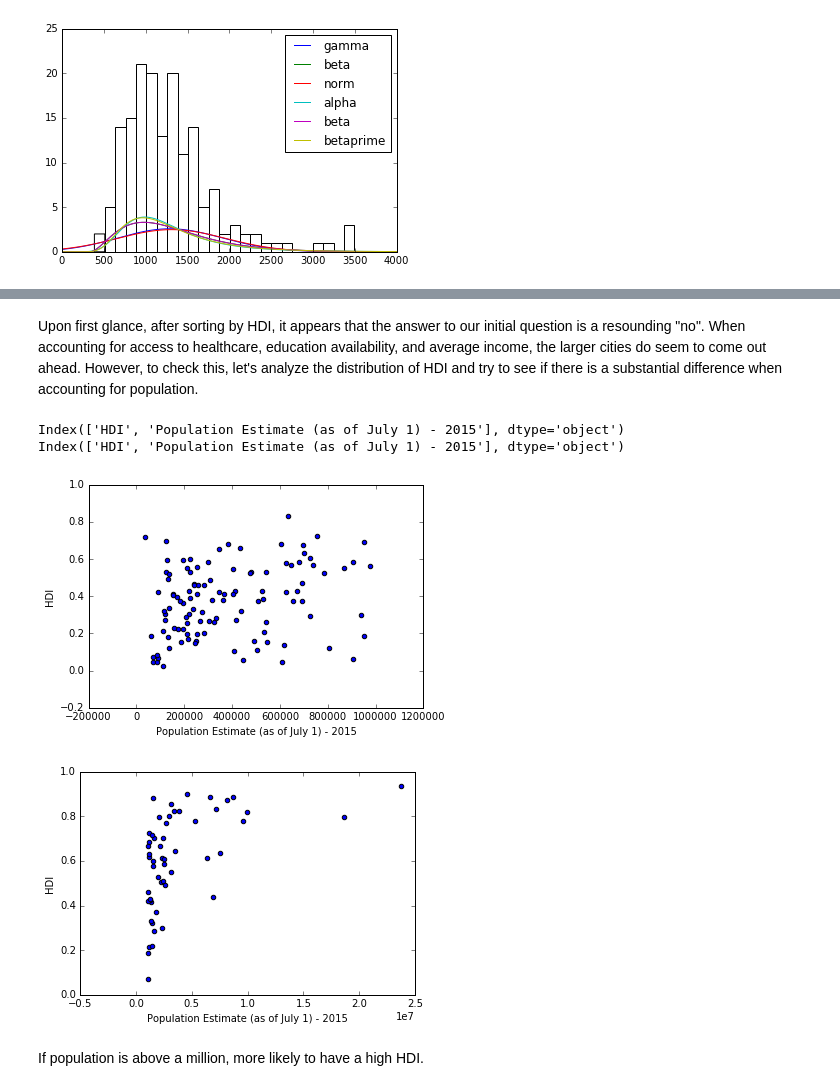
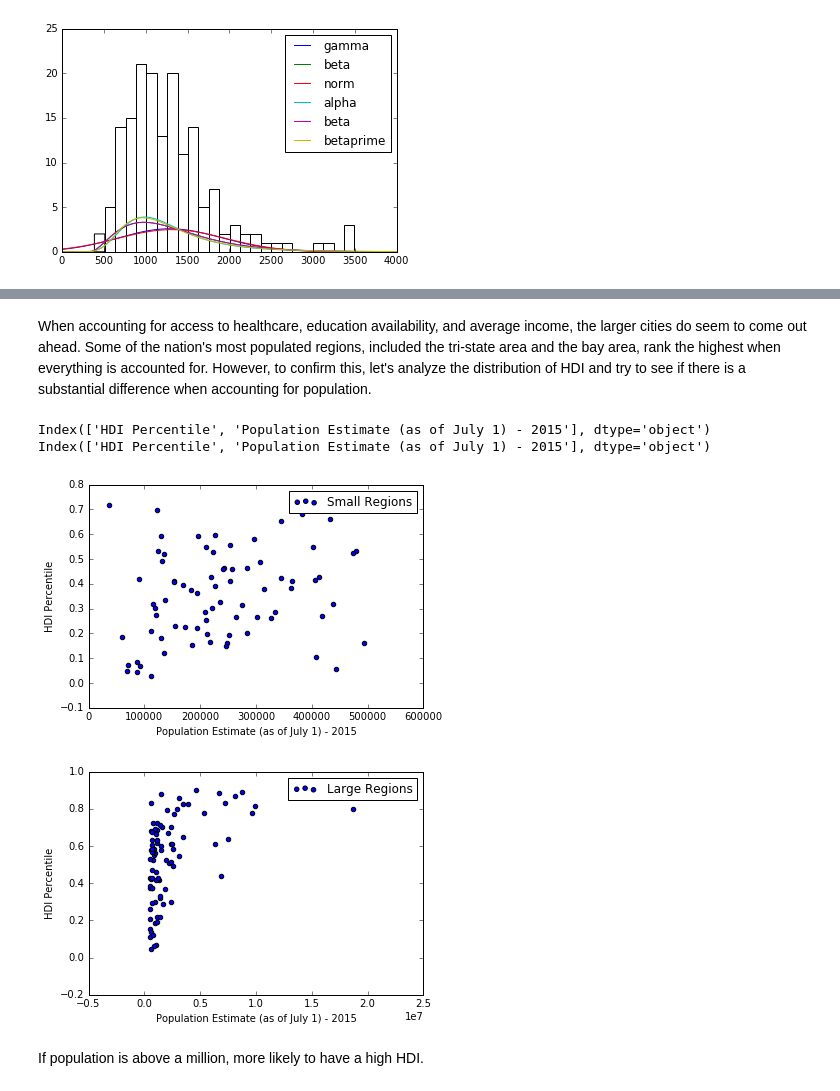
Before and after one commit to jacobjzhang/applied-stats-midterm, a Jupyter notebook: midterm-project.ipynb, the cells around one changed output, grey strips where cells are left out. Drawn from its saved outputs; the diff is of its cells as text; code cells hidden in the pictures.

```diff
--- a/midterm-project.ipynb
+++ b/midterm-project.ipynb
@@ -8,0 +11,6 @@ The first step is to wrangle our data so that we are able to properly utilize th
+# %%
+populations = pandas.read_csv('datasets/population_values.csv', sep=',', index_col=False, encoding='latin-1', skiprows=1, skipfooter=4, engine='python')
+print(populations.columns)
+pop_index = populations.set_index('Geographic region', drop=False)
+latest_pop = pop_index[pop_index['Geographic region'] != 'United States']['Population Estimate (as of July 1) - 2015']
+print(latest_pop.plot(kind='hist', bins=50, normed=False))
@@ -220,11 +190,10 @@ We can now incorporate the number of healthcare institutions. It would be intere
 health_est = pandas.read_csv('datasets/health_est_values.csv', sep=',', encoding='latin-1', skiprows=1)
 health_est = health_est.set_index('Geographic area name', drop=False)
 health_est_all = health_est[health_est['Meaning of Type of operation or tax status code'] == 'All establishments']
-flattened_all_health_est = health_est_all.groupby('Geographic area name').sum().sort('Number of establishments', ascending=False)
-flattened_all_edu_est = all_edu_est.groupby('Geographic area name').sum().sort('Number of establishments', ascending=False)
+flattened_all_health_est = health_est_all.groupby('Geographic area name').sum().sort_values(by='Number of establishments', ascending=False)
+flattened_all_edu_est = all_edu_est.groupby('Geographic area name').sum().sort_values(by='Number of establishments', ascending=False)
 health_edu_est = pandas.concat([flattened_all_health_est['Number of establishments'], flattened_all_edu_est['Number of establishments']], axis=1)
 health_edu_est.columns = ['Health Establishments', 'Educational Establishments']
 
-print(health_edu_est)
 print(health_edu_est.corr())
 # %% [output]
@@ -412,12 +321,7 @@ full_table['Residents Per Health Percentile'] = 1 - stats.rankdata(full_table['R
 full_table['Payroll Percentile'] = (stats.rankdata(full_table['Payroll Per Employee'], "average")/len(full_table['Payroll Per Employee']))
 # need composite static/metric to integrate all 3
 res = full_table['Residents Per Edu Percentile'] * full_table['Residents Per Health Percentile'] * full_table['Payroll Percentile']
-full_table['HDI'] = res**(1. / 3.)
-
-clean_full_table = full_table[['Residents Per Edu Percentile', 'Residents Per Health Percentile', 'Payroll Percentile', 'HDI']]
-
-clean_full_table.sort('HDI')
-
-# payroll percentile (1 minus)
-# equal weighing
+full_table['HDI Percentile'] = res**(1. / 3.)
+clean_full_table = full_table[['Residents Per Edu Percentile', 'Residents Per Health Percentile', 'Payroll Percentile', 'HDI Percentile']]
+clean_full_table.sort('HDI Percentile')
 # %% [output]
@@ -441,33 +345,23 @@ clean_full_table.sort('HDI')
 | New York-Newark, NY-NJ-CT-PA CSA | 0.963855 | 0.855422 | 0.993976 | 0.935814 |
 166 rows × 4 columns
 # %% [markdown]
-Upon first glance, after sorting by HDI, it appears that the answer to our initial question is a resounding "no". When accounting for access to healthcare, education availability, and average income, the larger cities do seem to come out ahead. However, to check this, let's analyze the distribution of HDI and try to see if there is a substantial difference when accounting for population.
+When accounting for access to healthcare, education availability, and average income, the larger cities do seem to come out ahead. Some of the nation's most populated regions, included the tri-state area and the bay area, rank the highest when everything is accounted for. However, to confirm this, let's analyze the distribution of HDI and try to see if there is a substantial difference when accounting for population.
 # %%
-HDIpct = clean_full_table['HDI']
+HDIpct = clean_full_table['HDI Percentile']
 hdi_pop = pandas.concat([HDIpct, latest_pop], axis=1)
 
-hp_small_cities = hdi_pop[hdi_pop['Population Estimate (as of July 1) - 2015'] < 1000000]
-hp_large_cities = hdi_pop[hdi_pop['Population Estimate (as of July 1) - 2015'] > 1000000]
+hp_small_regions = hdi_pop[hdi_pop['Population Estimate (as of July 1) - 2015'] < 500000]
+hp_large_regions = hdi_pop[hdi_pop['Population Estimate (as of July 1) - 2015'] > 500000]
 
-small_plot = hp_small_cities.plot(kind='scatter', y='HDI', x='Population Estimate (as of July 1) - 2015')
-large_plot = hp_large_cities.plot(kind='scatter', y='HDI', x='Population Estimate (as of July 1) - 2015')
-
-# ser1 = hp_large_cities['HDI']
-# cum_dist = numpy.linspace(0.,1., len(ser1))
-# ser_cdf = pandas.Series(cum_dist, index=ser1)
-# lc_plot = ser_cdf.plot(drawstyle='line')
-
-# ser2 = hp_small_cities['HDI']
-# cum_dist = numpy.linspace(0.,1., len(ser2))
-# ser_cdf2 = pandas.Series(cum_dist, index=ser2)
-# lc_plot.plot(ser_cdf2)
+small_plot = hp_small_regions.plot(kind='scatter', y='HDI Percentile', x='Population Estimate (as of July 1) - 2015', legend=True, label="Small Regions")
+large_plot = hp_large_regions.plot(kind='scatter', y='HDI Percentile', x='Population Estimate (as of July 1) - 2015', legend=True, label="Large Regions")
 
 print(hdi_pop.columns)
-print(hp_large_cities.columns)
+print(hp_large_regions.columns)
 # %% [output]
-Index(['HDI', 'Population Estimate (as of July 1) - 2015'], dtype='object')
-Index(['HDI', 'Population Estimate (as of July 1) - 2015'], dtype='object')
+Index(['HDI Percentile', 'Population Estimate (as of July 1) - 2015'], dtype='object')
+Index(['HDI Percentile', 'Population Estimate (as of July 1) - 2015'], dtype='object')
-[figure, old version]
+[figure, new version]
-[figure, old version]
+[figure, new version]
 # %% [markdown]
 If population is above a million, more likely to have a high HDI.
```
Also changed, not shown: parts of 37 cells of this notebook, 1 other file.
